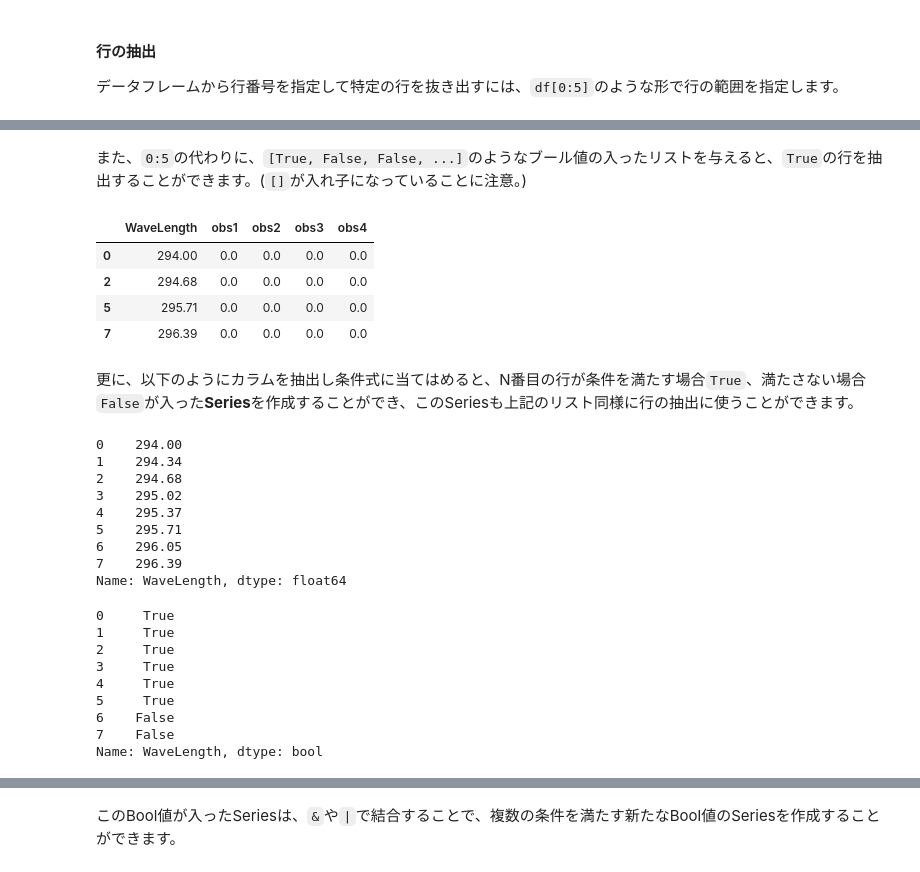
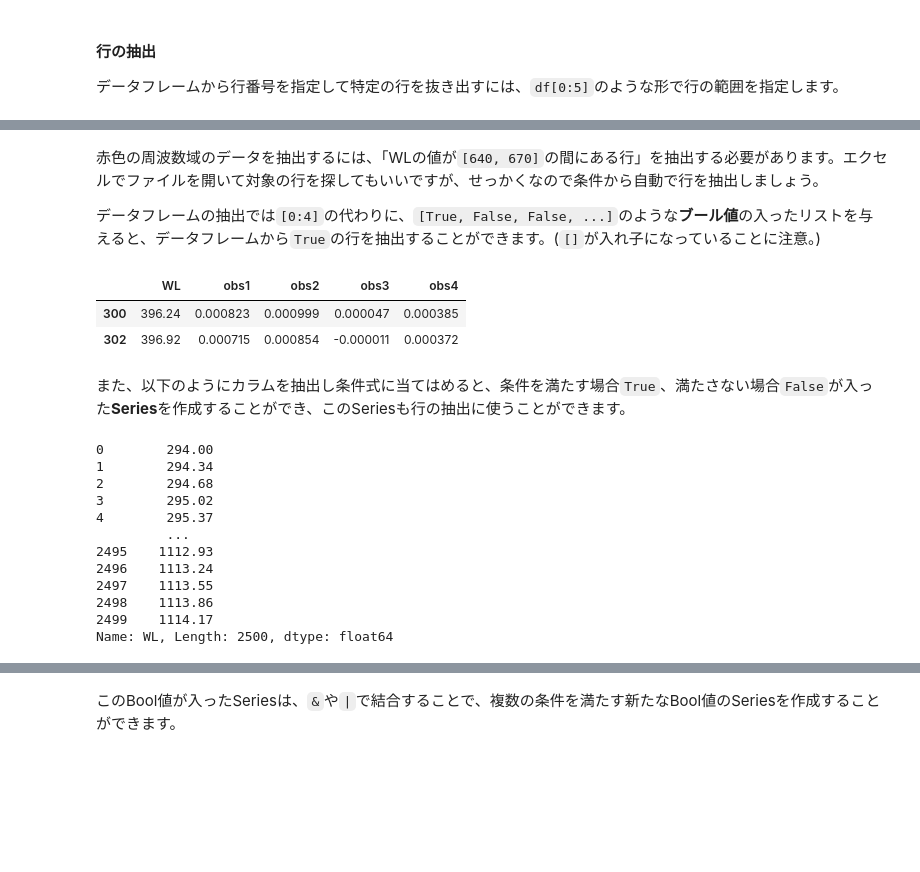
Before and after one commit to amano-takahisa/rs_with_python, a Jupyter notebook: source/handson/plot_hyperspectral.ipynb, the cells around one changed output, grey strips where cells are left out. Drawn from its saved outputs; the diff is of its cells as text; code cells hidden in the pictures; blank space fills up the shorter version.

```diff
--- a/source/handson/plot_hyperspectral.ipynb
+++ b/source/handson/plot_hyperspectral.ipynb
@@ -59,8 +59,8 @@ pandas.core.frame.DataFrame
 
 今回はメタデータ部分を飛ばして、かつ2,547行目までの放射照度の値のみを読み込んだデータフレームを作成します。
 # %%
-irrad = pd.read_csv('data/spectrum2019.csv', nrows=2500, skiprows=47)
-irrad
+spec = pd.read_csv('data/spec.csv', nrows=2500, skiprows=47)
+spec
 # %% [output]
 |  | Wavelength[nm] | Spectral Irradiance[W/m^2/nm] | Spectral Irradiance[W/m^2/nm].1 | Spectral Irradiance[W/m^2/nm].2 | ... |
 | 0 | 294.00 | 0 | 0 | 0.0 | ... |
@@ -106,0 +100,3 @@ irrad
+# %%
+spec.columns = ['WL','obs1','obs2','obs3','obs4']
+spec
@@ -128,7 +138,7 @@ obs1、obs2の列は、CSVファイルには数値の代わりに`nodata`の文
 
 以下で、この数値に変換できなかった値を強制的にNaNへ変換し、すべての列を浮動小数点の型とすることができます。
 # %%
-irrad = irrad.apply(pd.to_numeric, args=('coerce',))
-print(irrad.dtypes)
-irrad
+spec = spec.apply(pd.to_numeric, errors='coerce')
+print(spec.dtypes)
+spec
 # %% [output]
@@ -344,0 +306,3 @@ irrad_part
+# %%
+spec_part = spec[300:304]
+spec_part
@@ -345,38 +315,28 @@ irrad_part
 # %% [markdown]
-また、`0:5`の代わりに、`[True, False, False, ...]`のようなブール値の入ったリストを与えると、`True`の行を抽出することができます。(`[]`が入れ子になっていることに注意。)
+赤色の周波数域のデータを抽出するには、「WLの値が`[640, 670]`の間にある行」を抽出する必要があります。エクセルでファイルを開いて対象の行を探してもいいですが、せっかくなので条件から自動で行を抽出しましょう。
+
+データフレームの抽出では`[0:4]`の代わりに、`[True, False, False, ...]`のような**ブール値**の入ったリストを与えると、データフレームから`True`の行を抽出することができます。(`[]`が入れ子になっていることに注意。)
 # %%
-irrad_part[[True, False, True, False, False, True, False, True]]
+spec_part[[True, False, True, False]]
 # %% [output]
-|  | WaveLength | obs1 | obs2 | obs3 | obs4 |
-| 0 | 294.00 | 0.0 | 0.0 | 0.0 | 0.0 |
-| 2 | 294.68 | 0.0 | 0.0 | 0.0 | 0.0 |
-| 5 | 295.71 | 0.0 | 0.0 | 0.0 | 0.0 |
-| 7 | 296.39 | 0.0 | 0.0 | 0.0 | 0.0 |
+|  | WL | obs1 | obs2 | obs3 | obs4 |
+| 300 | 396.24 | 0.000823 | 0.000999 | 0.000047 | 0.000385 |
+| 302 | 396.92 | 0.000715 | 0.000854 | -0.000011 | 0.000372 |
 # %% [markdown]
-更に、以下のようにカラムを抽出し条件式に当てはめると、N番目の行が条件を満たす場合`True`、満たさない場合`False`が入った**Series**を作成することができ、このSeriesも上記のリスト同様に行の抽出に使うことができます。
+また、以下のようにカラムを抽出し条件式に当てはめると、条件を満たす場合`True`、満たさない場合`False`が入った**Series**を作成することができ、このSeriesも行の抽出に使うことができます。
 # %%
 # データフレームからのカラムの抽出
-irrad_part['WaveLength']
+spec['WL']
 # %% [output]
-0    294.00
-1    294.34
-2    294.68
-3    295.02
-4    295.37
-5    295.71
-6    296.05
-7    296.39
-Name: WaveLength, dtype: float64
+0        294.00
+1        294.34
+2        294.68
+3        295.02
+4        295.37
+         ...
+2495    1112.93
+2496    1113.24
+2497    1113.55
+2498    1113.86
+2499    1114.17
+Name: WL, Length: 2500, dtype: float64
-# %%
-# Bool値の入ったSeriesの作成
-irrad_part['WaveLength'] < 296
-# %% [output]
-0     True
-1     True
-2     True
-3     True
-4     True
-5     True
-6    False
-7    False
-Name: WaveLength, dtype: bool
```
Also changed, not shown: parts of 39 cells of this notebook, 8 other files.
